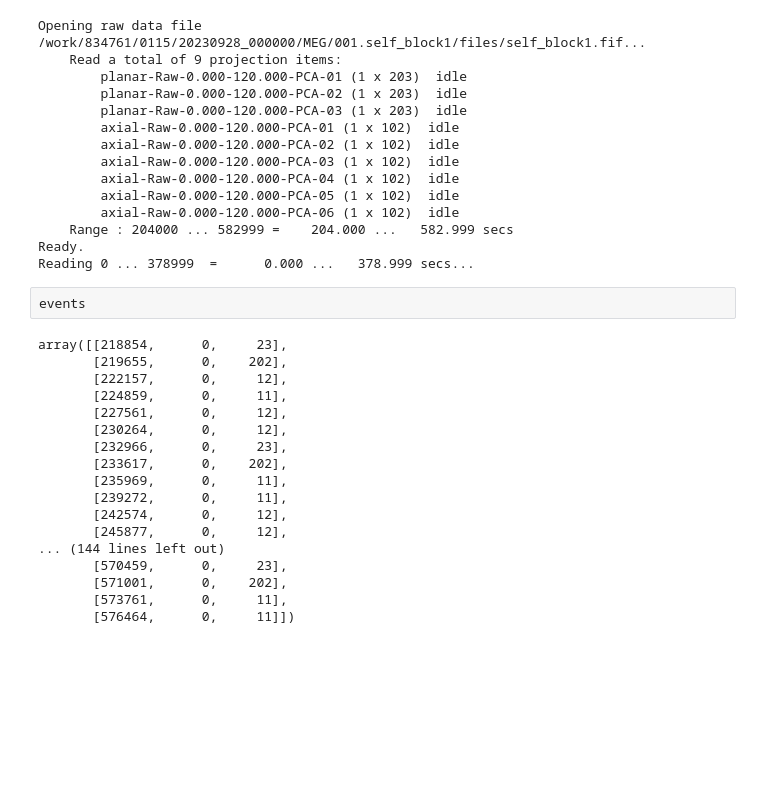
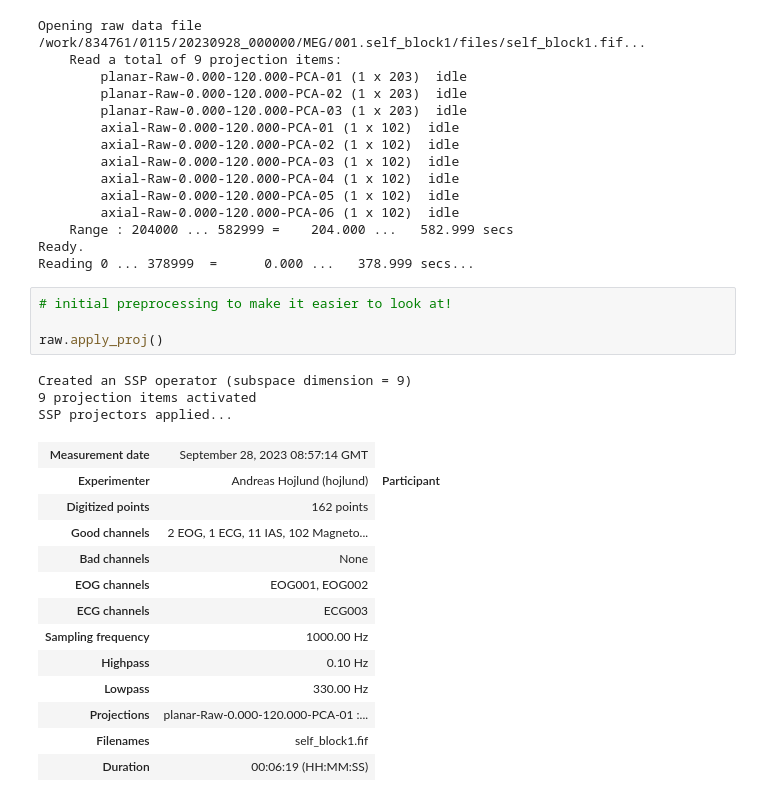
Before and after one commit to laurabpaulsen/MEG_portfolio, a Jupyter notebook: preprocessing/check_raw.ipynb, the cells around one changed output. Cells and saved outputs as stored; diff of their text form; blank space fills up the shorter version.

```diff
--- a/preprocessing/check_raw.ipynb
+++ b/preprocessing/check_raw.ipynb
@@ -35,24 +35,25 @@ Opening raw data file /work/834761/0115/20230928_000000/MEG/001.self_block1/file
     Range : 204000 ... 582999 =    204.000 ...   582.999 secs
 Ready.
 Reading 0 ... 378999  =      0.000 ...   378.999 secs...
-# %%
-events
-# %% [output]
-array([[218854,      0,     23],
-       [219655,      0,    202],
-       [222157,      0,     12],
-       [224859,      0,     11],
-       [227561,      0,     12],
-       [230264,      0,     12],
-       [232966,      0,     23],
-       [233617,      0,    202],
-       [235969,      0,     11],
-       [239272,      0,     11],
-       [242574,      0,     12],
-       [245877,      0,     12],
-... (144 lines left out)
-       [570459,      0,     23],
-       [571001,      0,    202],
-       [573761,      0,     11],
-       [576464,      0,     11]])
+# %%
+# initial preprocessing to make it easier to look at!
+
+raw.apply_proj()
+# %% [output]
+Created an SSP operator (subspace dimension = 9)
+9 projection items activated
+SSP projectors applied...
+| Measurement date | September 28, 2023 08:57:14 GMT |
+| Experimenter | Andreas Hojlund (hojlund) | Participant |
+| Digitized points | 162 points |
+| Good channels | 2 EOG, 1 ECG, 11 IAS, 102 Magneto... |
+| Bad channels | None |
+| EOG channels | EOG001, EOG002 |
+| ECG channels | ECG003 |
+| Sampling frequency | 1000.00 Hz |
+| Highpass | 0.10 Hz |
+| Lowpass | 330.00 Hz |
+| Projections | planar-Raw-0.000-120.000-PCA-01 :... |
+| Filenames | self_block1.fif |
+| Duration | 00:06:19 (HH:MM:SS) |
 # %%
```
Also changed, not shown: parts of 3 cells of this notebook, 2 other files.
